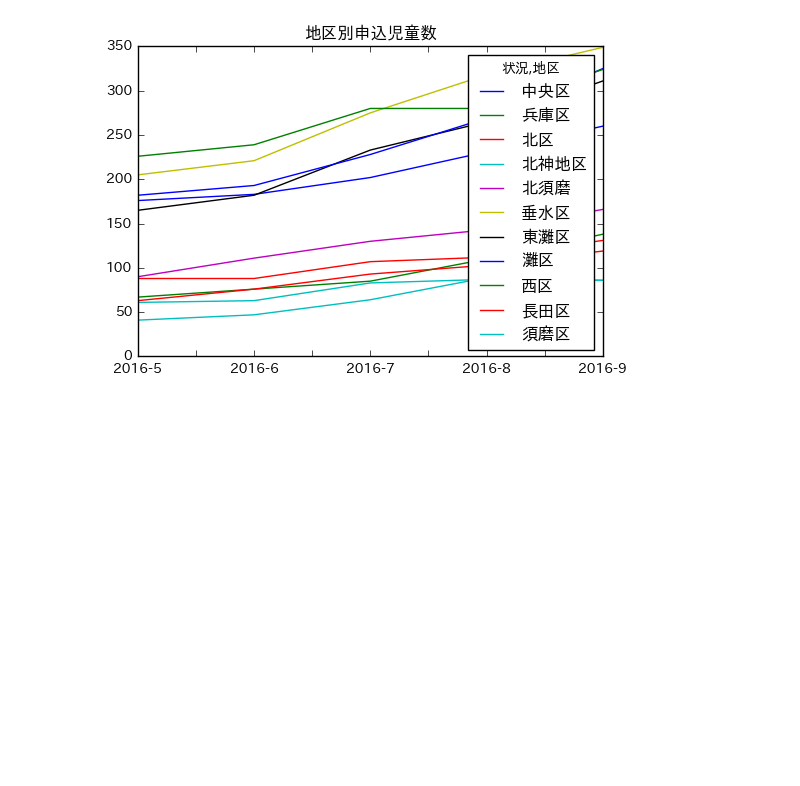
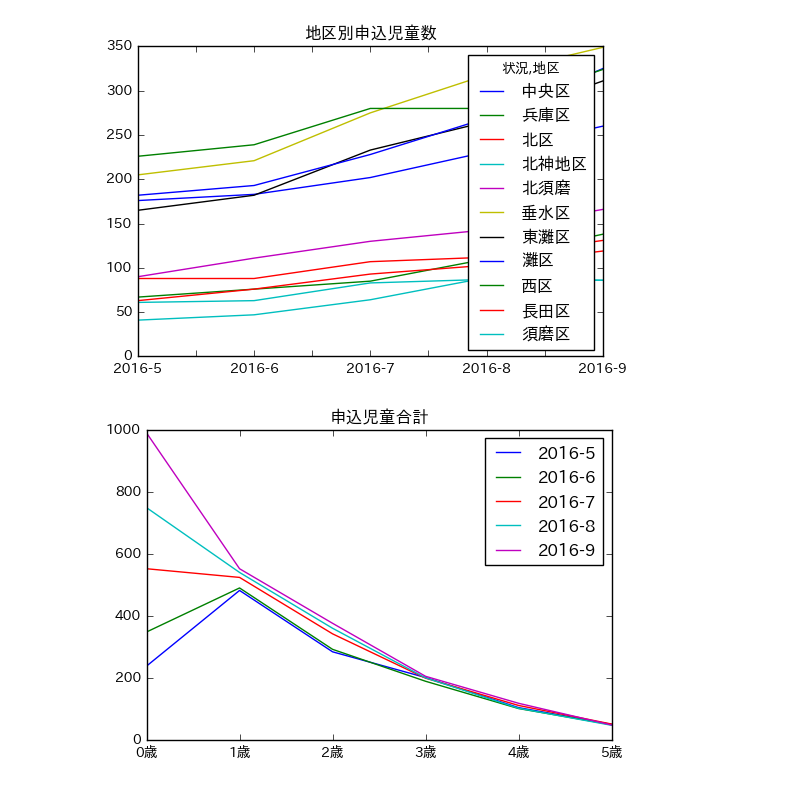
Before and after one commit to hkwi/kobe-barcelona, a Jupyter notebook: notes/2016-10-05-preschool.ipynb, the cells around one changed output. Cells and saved outputs as stored; diff of their text form; code cells hidden in the pictures; blank space fills up the shorter version.

Commit message:
add a chart

```diff
--- a/notes/2016-10-05-preschool.ipynb
+++ b/notes/2016-10-05-preschool.ipynb
@@ -72,6 +72,20 @@ ax = pd.DataFrame(fibs).T.plot()
 _ = ax.set_title("地区別申込児童数")
 # %% [output]
 [figure]
+# %%
+fibs = {}
+for i,fn in enumerate(fns):
+    shinseido,zensi = fn
+    fib_ = gpd.read_file(shinseido)
+    fib = fib_[fib_["状況,参照"]!="本園"].assign(
+        **{k:fib_[k].apply(drop_notes) for k in k2}
+    )
+    fibs["2016-%d" % (i+5)] = fib[k2].sum().rename(dict(zip(k2,k3)))
+
+ax = pd.DataFrame(fibs, index=k3).plot()
+_ = ax.set_title("申込児童合計")
+# %% [output]
+[figure, added]
 # %%
 class Proc(object):
     def __init__(self, shinseido, zensi):
```
